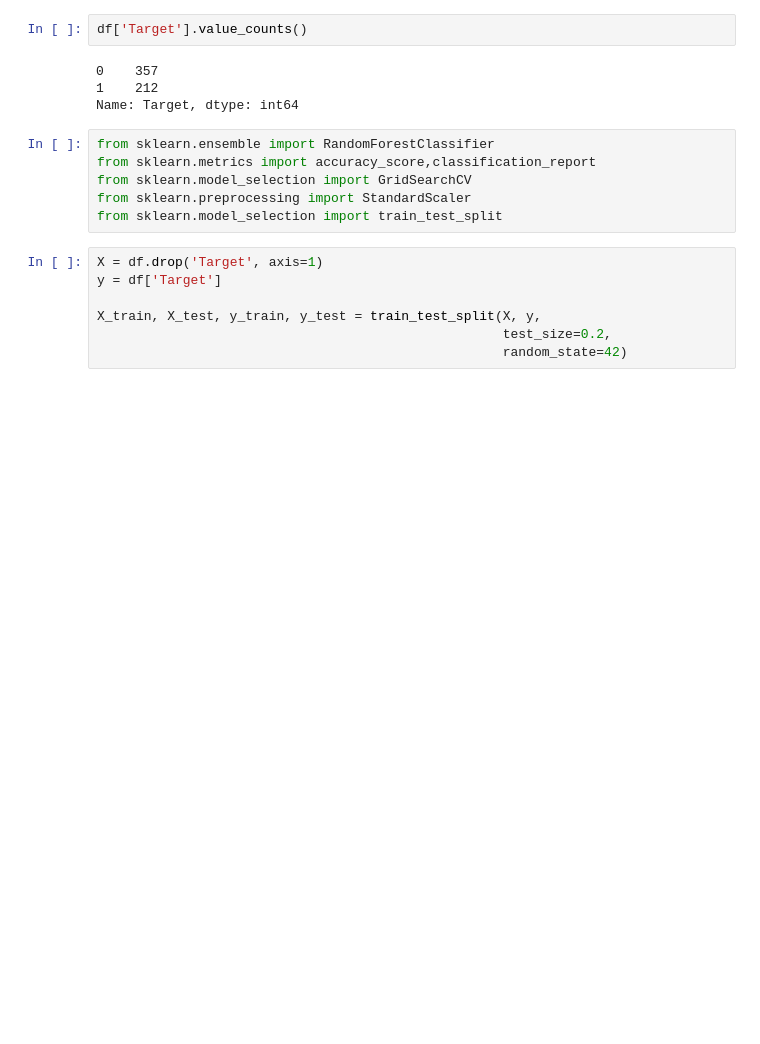
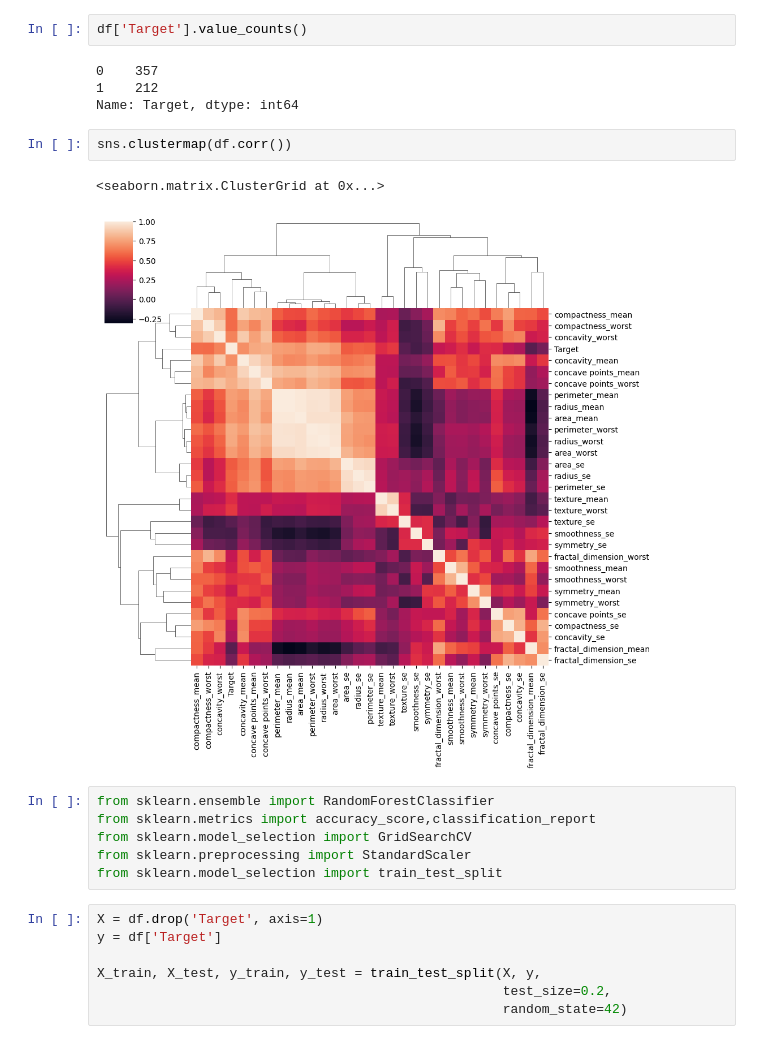
Before and after one commit to annamariabugaj/Kaggle_projects, a Jupyter notebook: cancer-data-acc-96.ipynb, the cells around one changed output. Drawn from its saved outputs; the diff is of its cells as text; blank space fills up the shorter version.

```diff
--- a/cancer-data-acc-96.ipynb
+++ b/cancer-data-acc-96.ipynb
@@ -153,6 +153,11 @@ df['Target'].value_counts()
 0    357
 1    212
 Name: Target, dtype: int64
+# %%
+sns.clustermap(df.corr())
+# %% [output]
+<seaborn.matrix.ClusterGrid at 0x...>
+[figure, added]
 # %%
 from sklearn.ensemble import RandomForestClassifier
 from sklearn.metrics import accuracy_score,classification_report
```
Also changed, not shown: parts of 12 cells of this notebook.
